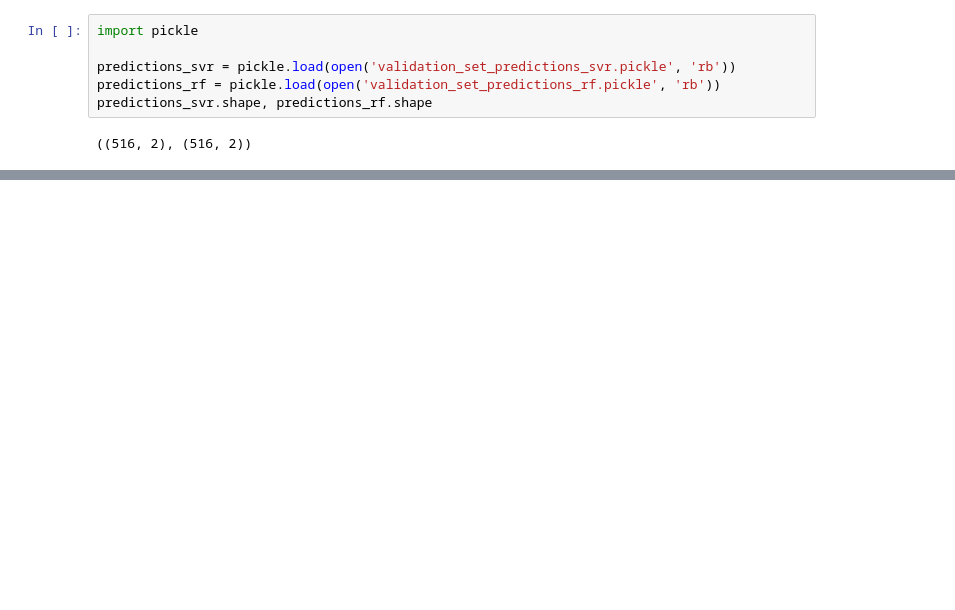
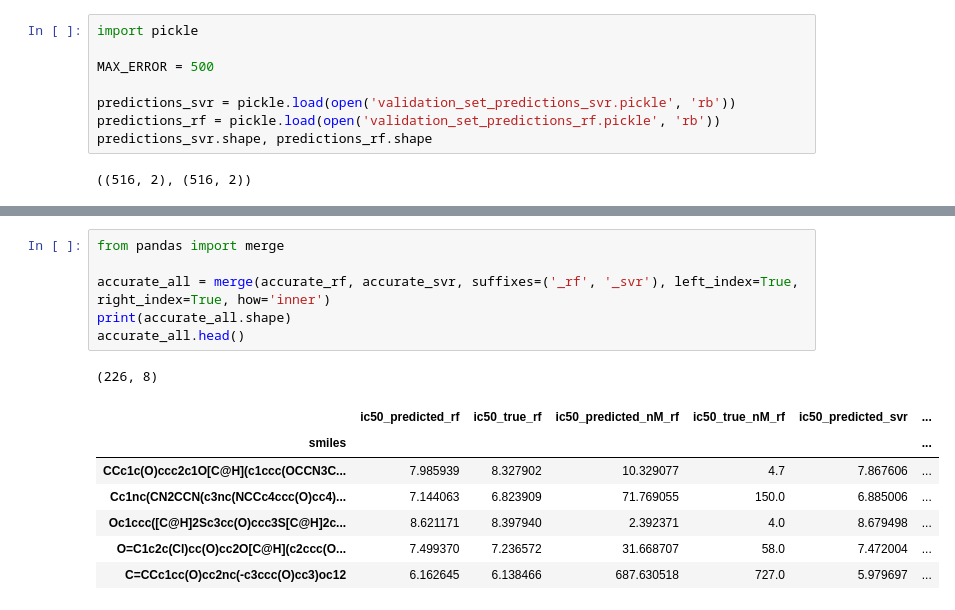
Before and after one commit to martin-sicho/MI_ADM, a Jupyter notebook: analysis.ipynb, the cells around one changed output, grey strips where cells are left out. Cells and saved outputs as stored; diff of their text form; blank space fills up the shorter version.

```diff
--- a/analysis.ipynb
+++ b/analysis.ipynb
@@ -1,5 +1,7 @@
 # %%
 import pickle
+
+MAX_ERROR = 500
 
 predictions_svr = pickle.load(open('validation_set_predictions_svr.pickle', 'rb'))
 predictions_rf = pickle.load(open('validation_set_predictions_rf.pickle', 'rb'))
@@ -9,3 +58,18 @@ predictions_svr.shape, predictions_rf.shape
+# %%
+from pandas import merge
+
+accurate_all = merge(accurate_rf, accurate_svr, suffixes=('_rf', '_svr'), left_index=True, right_index=True, how='inner')
+print(accurate_all.shape)
+accurate_all.head()
+# %% [output]
+(226, 8)
+|  | ic50_predicted_rf | ic50_true_rf | ic50_predicted_nM_rf | ic50_true_nM_rf | ic50_predicted_svr | ... |
+| smiles |  |  |  |  |  | ... |
+| CCc1c(O)ccc2c1O[C@H](c1ccc(OCCN3C... | 7.985939 | 8.327902 | 10.329077 | 4.7 | 7.867606 | ... |
+| Cc1nc(CN2CCN(c3nc(NCCc4ccc(O)cc4)... | 7.144063 | 6.823909 | 71.769055 | 150.0 | 6.885006 | ... |
+| Oc1ccc([C@H]2Sc3cc(O)ccc3S[C@H]2c... | 8.621171 | 8.397940 | 2.392371 | 4.0 | 8.679498 | ... |
+| O=C1c2c(Cl)cc(O)cc2O[C@H](c2ccc(O... | 7.499370 | 7.236572 | 31.668707 | 58.0 | 7.472004 | ... |
+| C=CCc1cc(O)cc2nc(-c3ccc(O)cc3)oc12 | 6.162645 | 6.138466 | 687.630518 | 727.0 | 5.979697 | ... |
 # %%
 %matplotlib inline
 from matplotlib import pyplot as plt
```
Also changed, not shown: parts of 7 cells of this notebook.
